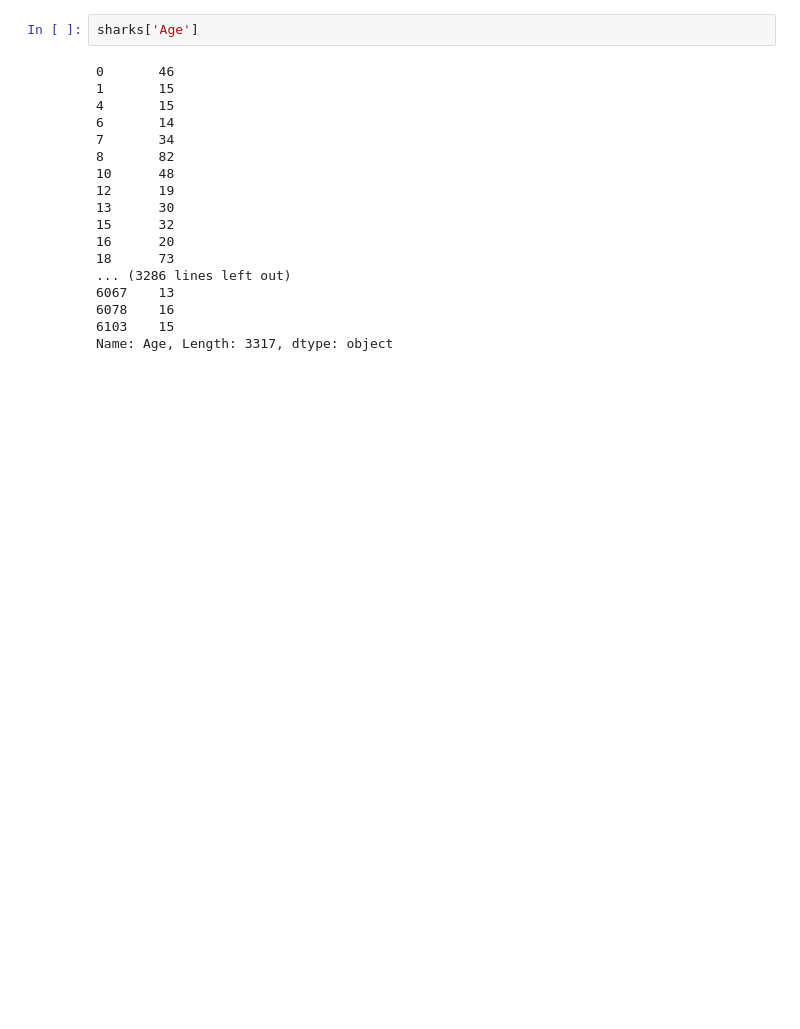
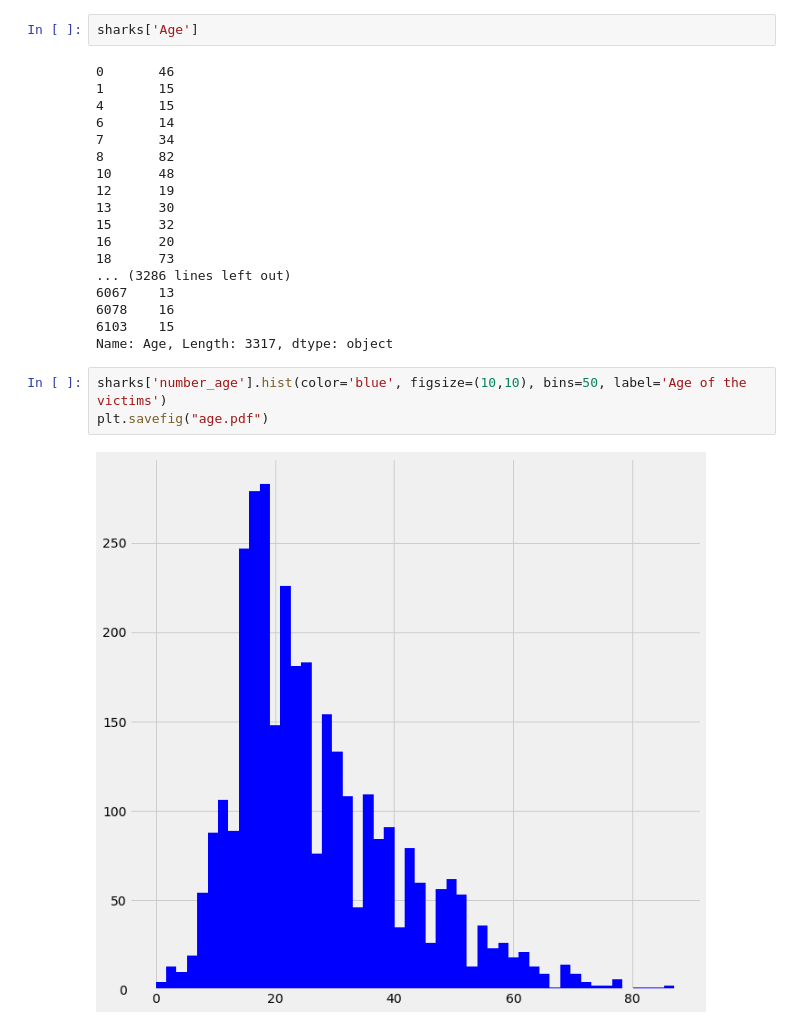
Before and after one commit to Dgorgs/studio-projects, a Jupyter notebook: code/project_shark/Projekt1_sharks.ipynb, the cells around one changed output. Cells and saved outputs as stored; diff of their text form; blank space fills up the shorter version.

```diff
--- a/code/project_shark/Projekt1_sharks.ipynb
+++ b/code/project_shark/Projekt1_sharks.ipynb
@@ -1546,3 +1589,8 @@ sharks['Age']
 6078    16
 6103    15
 Name: Age, Length: 3317, dtype: object
+# %%
+sharks['number_age'].hist(color='blue', figsize=(10,10), bins=50, label='Age of the victims')
+plt.savefig("age.pdf")
+# %% [output]
+[figure, added]
```
Also changed, not shown: parts of 4 cells of this notebook.
